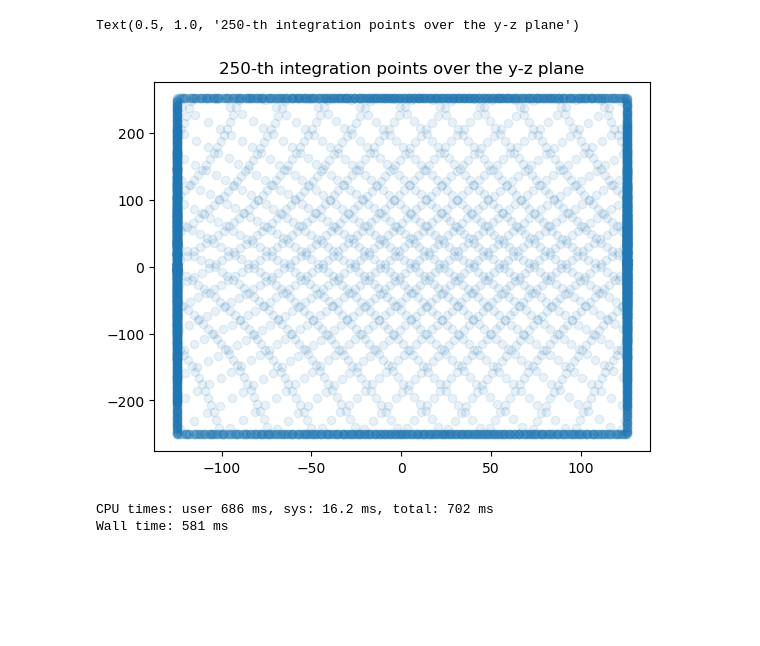
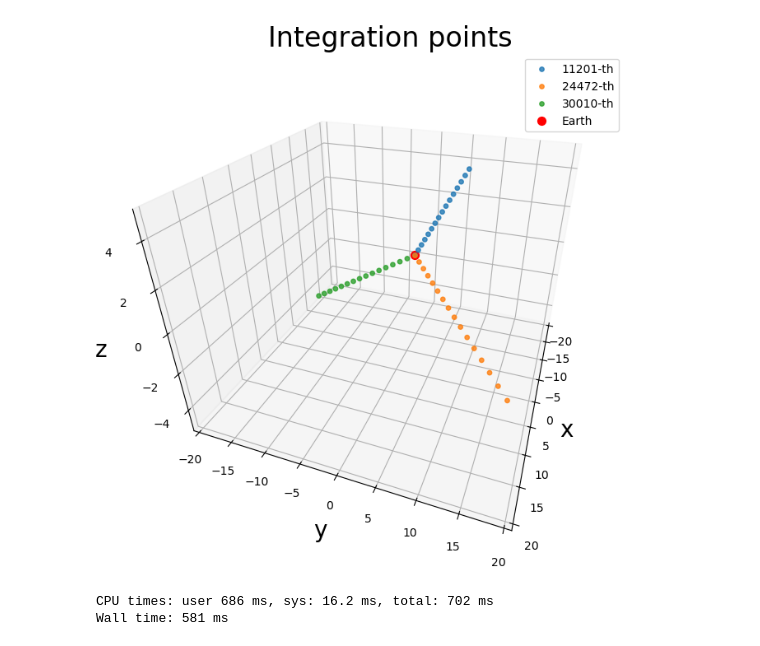
Before and after one commit to dkn16/Synax, a Jupyter notebook: examples/integration.ipynb, the cells around one changed output. Cells and saved outputs as stored; diff of their text form; code cells hidden in the pictures; blank space fills up the shorter version.

```diff
--- a/examples/integration.ipynb
+++ b/examples/integration.ipynb
@@ -48,3 +27,0 @@ theta.shape
-# %%
-%%time
-poss = obtain_vmap(theta,phi)
@@ -54,10 +28,62 @@ Wall time: 191 ms
-# %%
-import matplotlib.pyplot as plt
-plt.scatter(poss[::100,2,250],poss[::100,1,250],alpha = 0.1)
-plt.title("250-th integration points over the y-z plane")
-# %% [output]
-Text(0.5, 1.0, '250-th integration points over the y-z plane')
-[figure, removed]
+# %%
+import matplotlib.pyplot as plt
+from mpl_toolkits.mplot3d import Axes3D
+import numpy as np
+
+# Generate some sample data
+num_points = 50
+idx = 30000
+x = poss[30000,0,:256:16]
+y = poss[30000,1,:256:16]
+z = poss[30000,2,:256:16]
+
+# Create a 3D scatter plot
+fig = plt.figure(figsize = (7,6))
+ax = fig.add_subplot(111, projection='3d')
+ax.set_proj_type('persp', focal_length=0.2)
+
+idx = 11201
+x = poss[idx,0,:256:16]
+y = poss[idx,1,:256:16]
+z = poss[idx,2,:256:16]
+ax.scatter(x, y, z, marker='o',alpha = 0.8,s=15.)
+
+idx = 24472
+x = poss[idx,0,:256:16]
+y = poss[idx,1,:256:16]
+z = poss[idx,2,:256:16]
+ax.scatter(x, y, z, marker='o',alpha = 0.8,s=15.)
+
+idx = 30010
+x = poss[idx,0,:256:16]
+y = poss[idx,1,:256:16]
+z = poss[idx,2,:256:16]
+ax.scatter(x, y, z, marker='o',alpha = 0.8,s=15.)
+
+
+
+
+
+ax.scatter(-8.3, 0., 0.006, c='r', marker='o',s=50)
+
+# Set labels for the axes
+ax.set_xlabel('x',fontsize=20)
+ax.set_ylabel('y',fontsize=20)
+ax.set_zlabel('z',fontsize=20)
+
+ax.set_xlim((-20,20))
+ax.set_ylim((-20,20))
+ax.set_zlim((-5,5))
+# Set title
+ax.set_title('Integration points',fontsize=24)
+ax.view_init(30., 20, 0.)
+ax.legend(['11201-th','24472-th','30010-th','Earth'])
+# Show the plot
+plt.subplots_adjust(left=0.5,right=1.0)
+plt.tight_layout()
+plt.savefig('integration_points.pdf',dpi=500,bbox_inches='tight')
+# %% [output]
+[figure, added]
 # %%
 #B_field = jnp.arange(0,512*512*256).reshape((512,512,256))
 x_pos = jnp.arange(-256,256)
```
Also changed, not shown: parts of 6 cells of this notebook, 23 other files.
